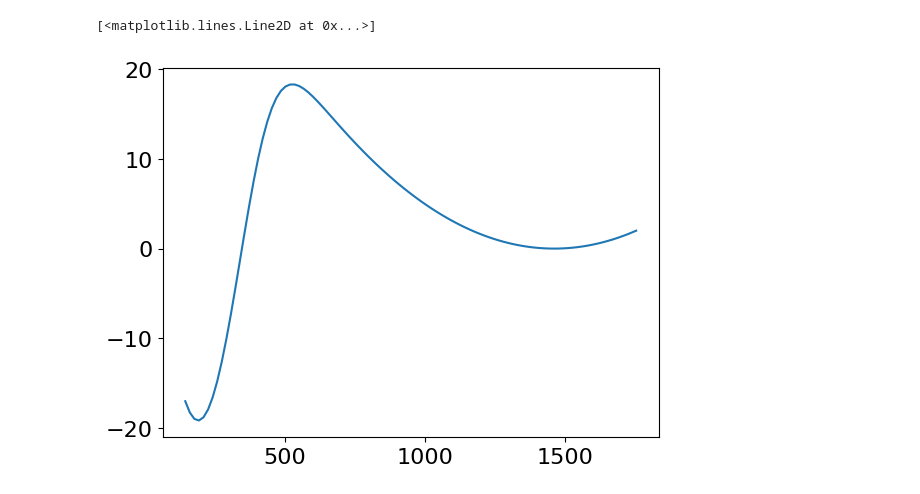
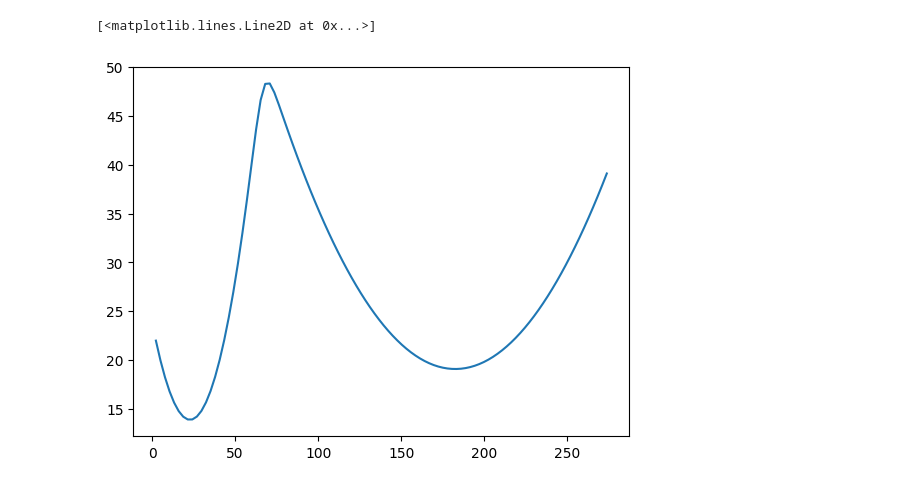
Before and after one commit to DavidDevoogdt/IMLCV, a Jupyter notebook: notebooks/plot.ipynb, the cells around one changed output. Saved outputs shown, nothing was run; the diff lists cells and outputs as text; code cells hidden in the pictures.

```diff
--- a/notebooks/plot.ipynb
+++ b/notebooks/plot.ipynb
@@ -72,29 +83,27 @@ done
 # %%
 import jax
 import jax.numpy as jnp
 import matplotlib.pyplot as plt
 
 from IMLCV.base.UnitsConstants import angstrom
 
 
 
 
 r0 = 1.501 * angstrom
 
 
-x = jnp.linspace(0.8 * (2 * r0) ** 3, 1.2 * (4 * r0) ** 3, 100)
+x = jnp.linspace(0.1 * ( r0) ** 3, 1.5 * (2 * r0) ** 3, 100)
 
 
-def rel_v(v,r):
-    return (v-r**3)/(r**3)
+def gauss(v,r,a=1.0):
+    return   jnp.exp(-a*( (v-r**3)/(r**3))**2) *  (  jnp.sqrt(a) / (r**3))
 
 def f(V):
-
-
-    return -50.0 *jnp.log(jnp.exp(-1 *rel_v(V,2 * r0)**2 )  + jnp.exp(-1 *rel_v(V,4 * r0)**2))
+    return -5.0 *jnp.log( gauss(V,r0,2) + gauss(V,2*r0,16))
 
 
 plt.plot(x, f(x))
 # %% [output]
 [<matplotlib.lines.Line2D at 0x...>]
-[figure, old version]
+[figure, new version]
```
Also changed, not shown: parts of 16 cells of this notebook, 14 other files.
